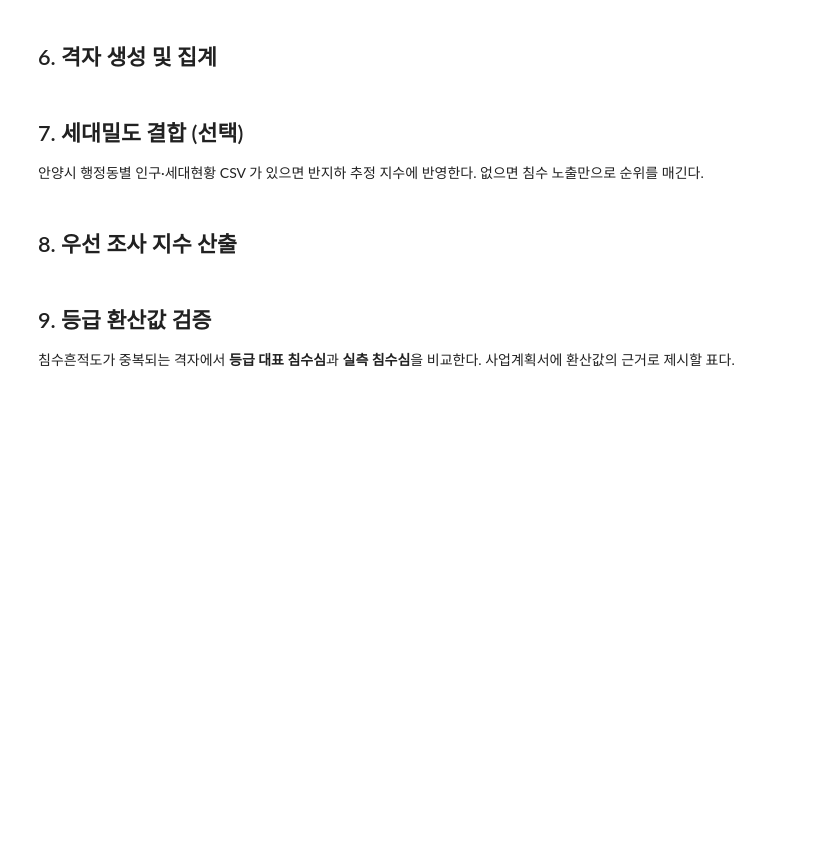
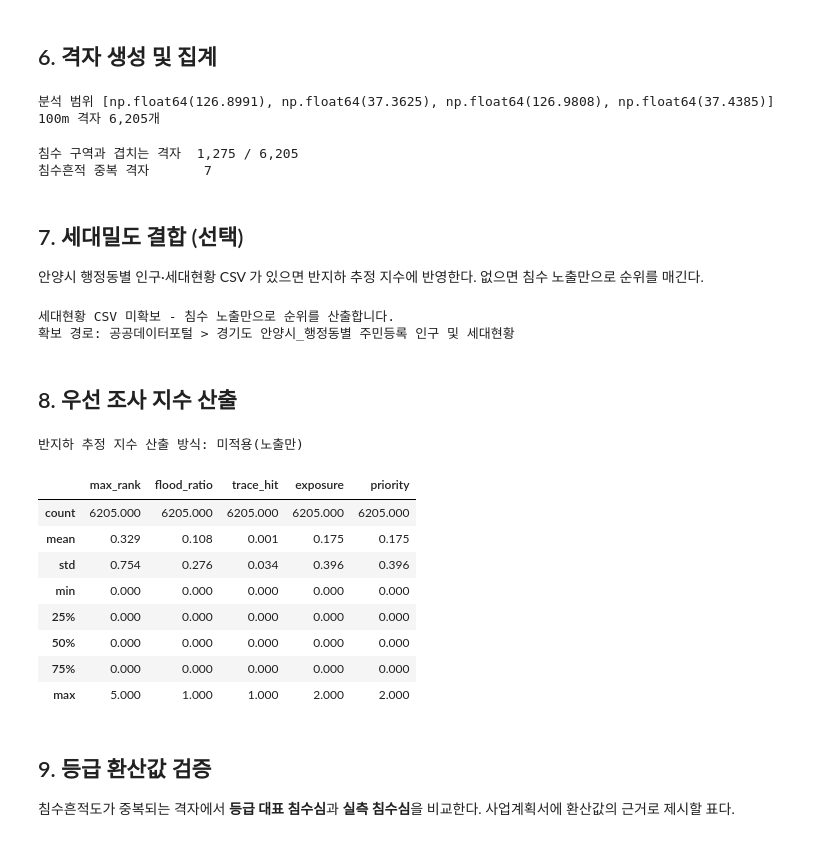
Before and after one commit to aki-iie/Anyang-gongmojun, a Jupyter notebook: scripts/DS2_spatial_grid_analysis.ipynb, the cells around one changed output. Drawn from its saved outputs; the diff is of its cells as text; code cells hidden in the pictures; blank space fills up the shorter version.

```diff
--- a/scripts/DS2_spatial_grid_analysis.ipynb
+++ b/scripts/DS2_spatial_grid_analysis.ipynb
@@ -103,7 +91,7 @@ Colab 이면 저장소를 클론하거나 파일을 업로드한다.
 # !git clone https://github.com/aki-iie/Anyang-gongmojun.git
 # %cd Anyang-gongmojun
 
-ROOT = Path('.')
+ROOT = Path('/Users/admin/Anyang-gongmojun')
 FLOOD30 = ROOT / 'functions' / 'flood30.json'
 FLOOD50 = ROOT / 'functions' / 'flood50.json'
 TRACE   = ROOT / 'functions' / 'trace.json'
@@ -283,6 +319,9 @@ bounds = (b[:,0].min(), b[:,1].min(), b[:,2].max(), b[:,3].max())
 grid = make_grid(bounds)
 print(f'분석 범위 {[round(v,4) for v in bounds]}')
 print(f'{CELL_M}m 격자 {len(grid):,}개')
+# %% [output]
+분석 범위 [np.float64(126.8991), np.float64(37.3625), np.float64(126.9808), np.float64(37.4385)]
+100m 격자 6,205개
 # %%
 def aggregate(grid, flood, trace):
     """격자별 침수 노출 지표 집계."""
@@ -328,6 +367,9 @@ def aggregate(grid, flood, trace):
 gg = aggregate(grid, flood, trace)
 print(f"침수 구역과 겹치는 격자  {(gg.max_rank>0).sum():,} / {len(gg):,}")
 print(f"침수흔적 중복 격자       {(gg.trace_hit>0).sum():,}")
+# %% [output]
+침수 구역과 겹치는 격자  1,275 / 6,205
+침수흔적 중복 격자       7
 # %% [markdown]
 ## 7. 세대밀도 결합 (선택)
 
@@ -346,36 +388,52 @@ if POP.exists():
 else:
     print('세대현황 CSV 미확보 - 침수 노출만으로 순위를 산출합니다.')
     print('확보 경로: 공공데이터포털 > 경기도 안양시_행정동별 주민등록 인구 및 세대현황')
+# %% [output]
+세대현황 CSV 미확보 - 침수 노출만으로 순위를 산출합니다.
+확보 경로: 공공데이터포털 > 경기도 안양시_행정동별 주민등록 인구 및 세대현황
 # %% [markdown]
 ## 8. 우선 조사 지수 산출
 # %%
 def _norm(s):
     lo, hi = s.min(), s.max()
-    return pd.Series(np.zeros(len(s)), index=s.index) if hi <= lo else (s - lo) / (hi - lo)
-
+    if hi <= lo:
+        return pd.Series(0.0, index=s.index)
+    return (s - lo) / (hi - lo)
 
 def compute_priority(g, hh_density=None, old_ratio=None):
     d = g.copy()
-    # 침수 노출
+    # 침수 노출 지수
     d['exposure'] = _norm(d['max_rank']) + _norm(d['flood_ratio']) + 0.3 * d['trace_hit']
-    # 반지하 추정
+
+    # 반지하 추정 지수
     if hh_density is not None and old_ratio is not None:
         d['banjiha_est'] = _norm(hh_density) * _norm(old_ratio)
         src = '세대밀도 x 노후비율'
     elif hh_density is not None:
         d['banjiha_est'] = _norm(hh_density)
         src = '세대밀도'
     else:
         d['banjiha_est'] = 1.0
         src = '미적용(노출만)'
+
     d['priority'] = d['banjiha_est'] * d['exposure']
     d.attrs['est_source'] = src
     return d
 
-
 res = compute_priority(gg, hh_density, old_ratio)
 print('반지하 추정 지수 산출 방식:', res.attrs['est_source'])
-display(res[['max_rank','flood_ratio','trace_hit','exposure','priority']].describe().round(3))
+display(res[['max_rank', 'flood_ratio', 'trace_hit', 'exposure', 'priority']].describe().round(3))
+# %% [output]
+반지하 추정 지수 산출 방식: 미적용(노출만)
+|  | max_rank | flood_ratio | trace_hit | exposure | priority |
+| count | 6205.000 | 6205.000 | 6205.000 | 6205.000 | 6205.000 |
+| mean | 0.329 | 0.108 | 0.001 | 0.175 | 0.175 |
+| std | 0.754 | 0.276 | 0.034 | 0.396 | 0.396 |
+| min | 0.000 | 0.000 | 0.000 | 0.000 | 0.000 |
+| 25% | 0.000 | 0.000 | 0.000 | 0.000 | 0.000 |
+| 50% | 0.000 | 0.000 | 0.000 | 0.000 | 0.000 |
+| 75% | 0.000 | 0.000 | 0.000 | 0.000 | 0.000 |
+| max | 5.000 | 1.000 | 1.000 | 2.000 | 2.000 |
 # %% [markdown]
 ## 9. 등급 환산값 검증
 
```
Also changed, not shown: parts of 10 cells of this notebook, 8 other files.
